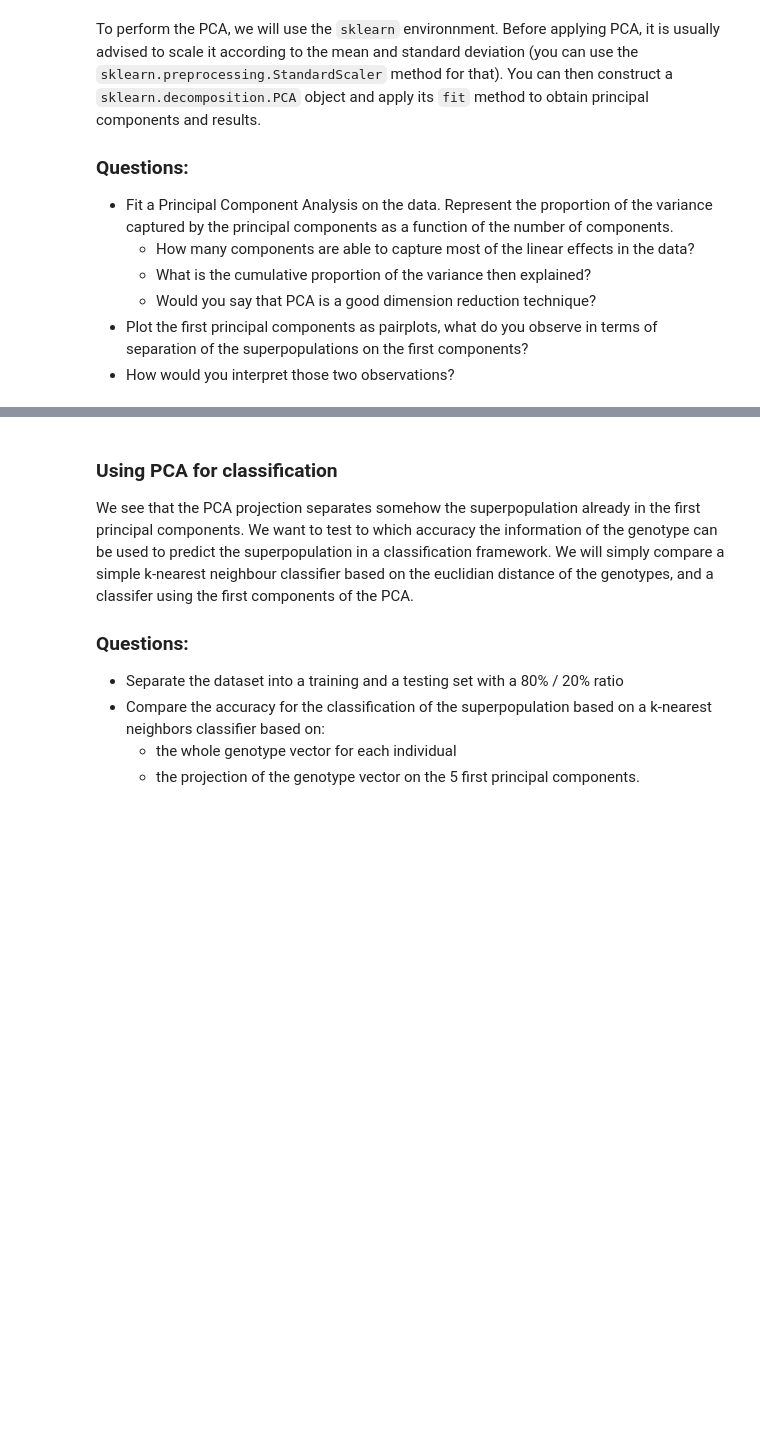
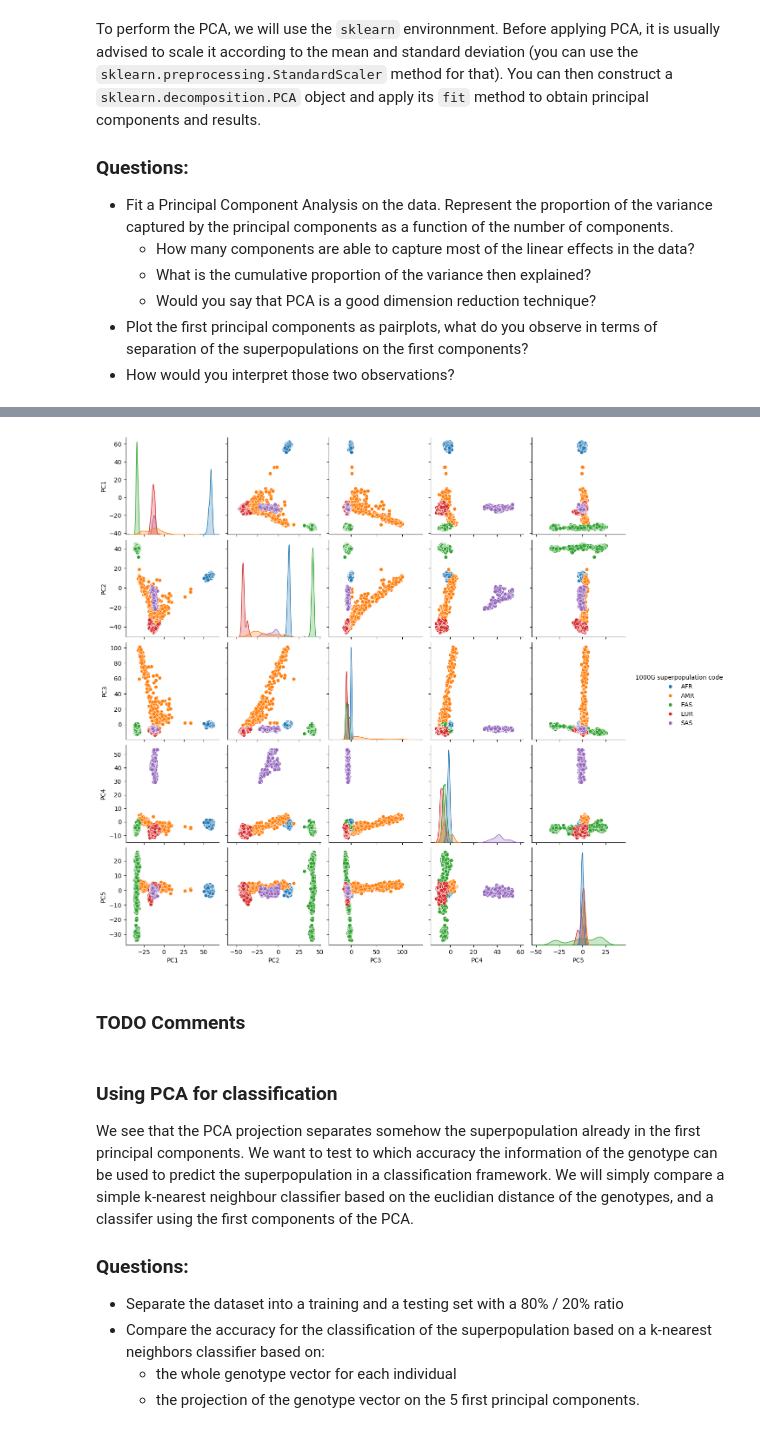
Before and after one commit to HendrikHigl/ma-cs-apml, a Jupyter notebook: LDAProject/LDA_project.ipynb, the cells around one changed output, grey strips where cells are left out. Cells and saved outputs as stored; diff of their text form; code cells hidden in the pictures; blank space fills up the shorter version.

```diff
--- a/LDAProject/LDA_project.ipynb
+++ b/LDAProject/LDA_project.ipynb
@@ -197,3 +222,18 @@ scaler = preprocessing.StandardScaler()
+# %%
+n = 5
+
+pca_n = PCA(n_components=n, random_state=random_state)
+X_pca_n = pca_n.fit_transform(X_scaled)
+# %%
+pca_df = pd.DataFrame(X_pca_n, columns=[f"PC{i+1}" for i in range(X_pca_n.shape[1])])
+pca_df["1000G superpopulation code"] = Y
+
+sns.pairplot(pca_df, hue="1000G superpopulation code")
+plt.show()
+# %% [output]
+[figure, added]
+# %% [markdown]
+### TODO Comments
 # %% [markdown]
 ### Using PCA for classification
 
```
Also changed, not shown: parts of 10 cells of this notebook.
